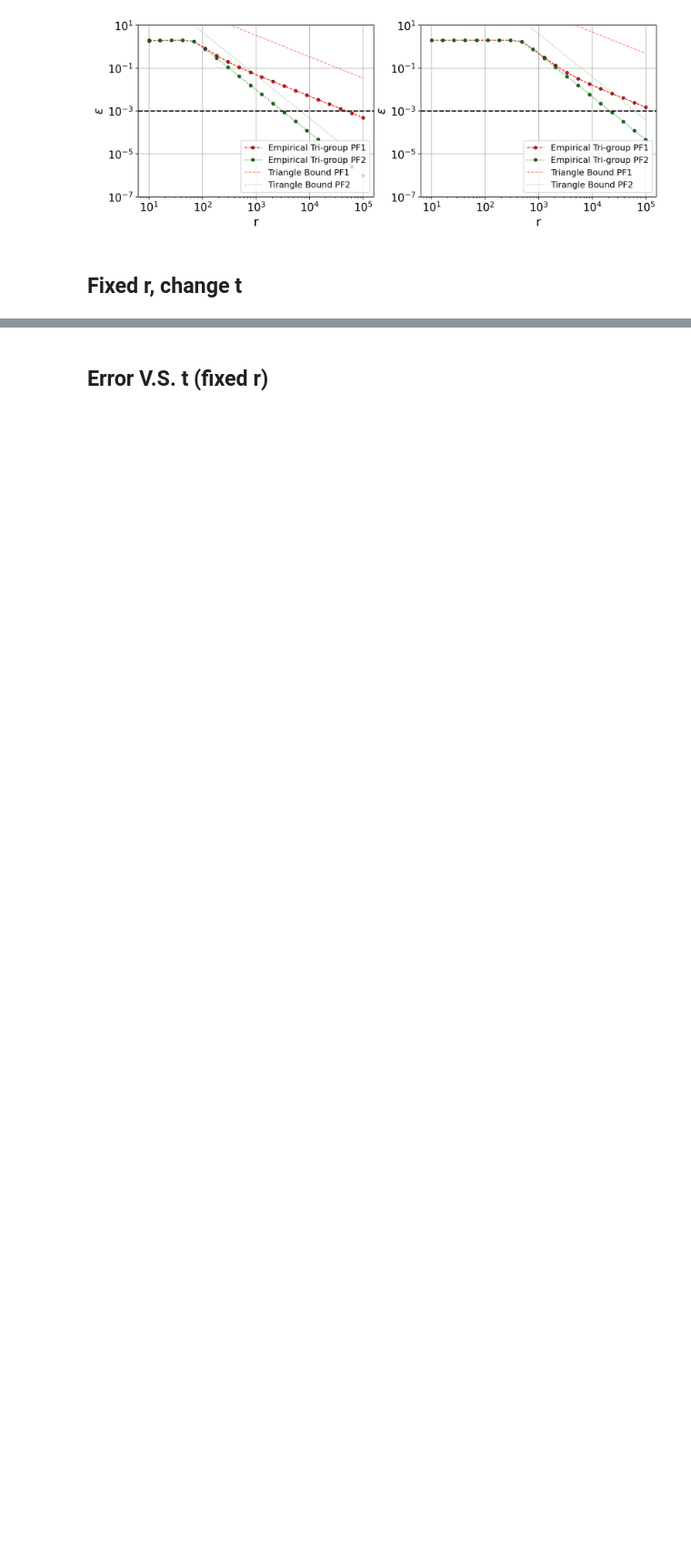
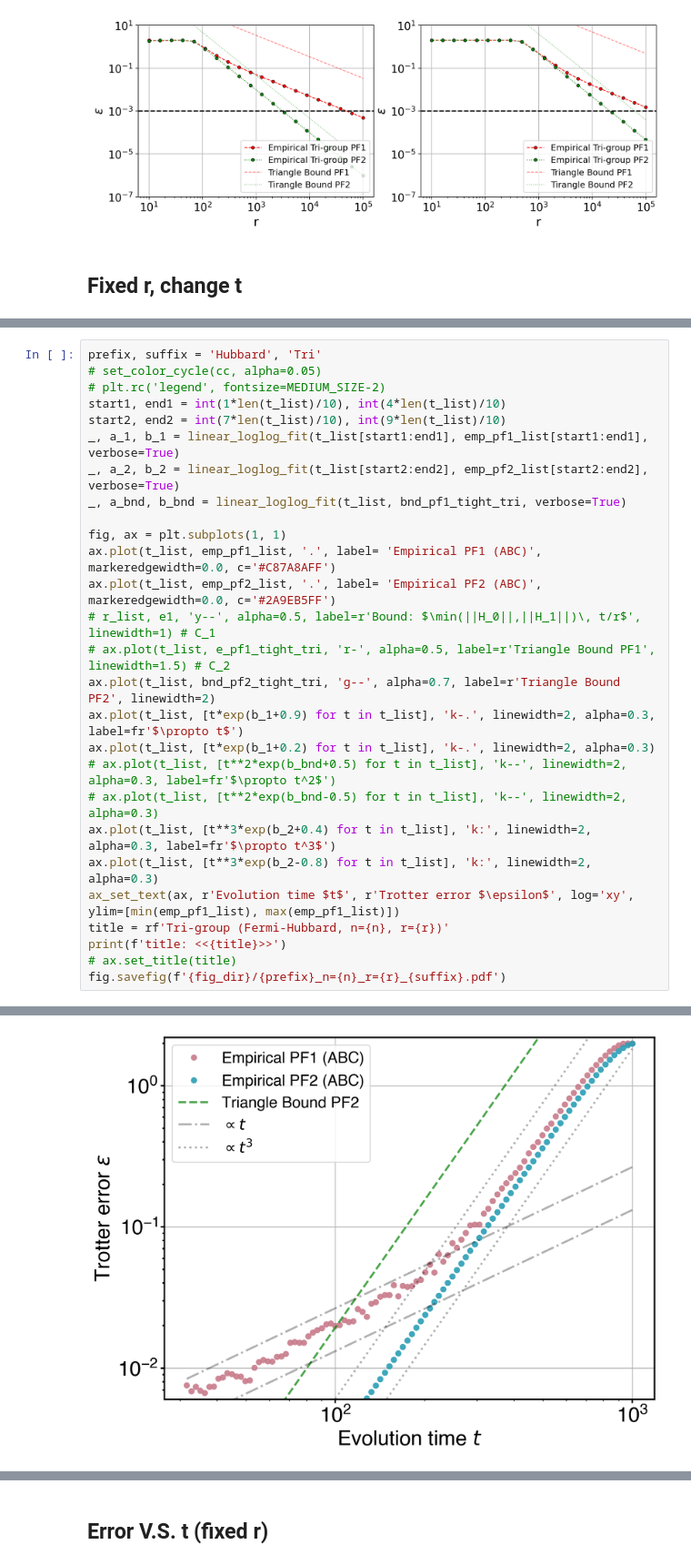
Before and after one commit to Jue-Xu/Interference-Trotter-Error, a Jupyter notebook: code/hubbard.ipynb, the cells around one changed output, grey strips where cells are left out. Shown at 91% size. Saved outputs shown, nothing was run; the diff lists cells and outputs as text; blank space fills up the shorter version.

```diff
--- a/code/hubbard.ipynb
+++ b/code/hubbard.ipynb
@@ -183,0 +243,28 @@ one_body[0]:
+# %%
+prefix, suffix = 'Hubbard', 'Tri'
+# set_color_cycle(cc, alpha=0.05)
+# plt.rc('legend', fontsize=MEDIUM_SIZE-2)
+start1, end1 = int(1*len(t_list)/10), int(4*len(t_list)/10)
+start2, end2 = int(7*len(t_list)/10), int(9*len(t_list)/10)
+_, a_1, b_1 = linear_loglog_fit(t_list[start1:end1], emp_pf1_list[start1:end1], verbose=True)
+_, a_2, b_2 = linear_loglog_fit(t_list[start2:end2], emp_pf2_list[start2:end2], verbose=True)
+_, a_bnd, b_bnd = linear_loglog_fit(t_list, bnd_pf1_tight_tri, verbose=True)
+
+fig, ax = plt.subplots(1, 1)
+ax.plot(t_list, emp_pf1_list, '.', label= 'Empirical PF1 (ABC)', markeredgewidth=0.0, c='#C87A8AFF')
+ax.plot(t_list, emp_pf2_list, '.', label= 'Empirical PF2 (ABC)', markeredgewidth=0.0, c='#2A9EB5FF')
+# r_list, e1, 'y--', alpha=0.5, label=r'Bound: $\min(||H_0||,||H_1||)\, t/r$', linewidth=1) # C_1
+# ax.plot(t_list, e_pf1_tight_tri, 'r-', alpha=0.5, label=r'Triangle Bound PF1', linewidth=1.5) # C_2
+ax.plot(t_list, bnd_pf2_tight_tri, 'g--', alpha=0.7, label=r'Triangle Bound PF2', linewidth=2)
+ax.plot(t_list, [t*exp(b_1+0.9) for t in t_list], 'k-.', linewidth=2, alpha=0.3, label=fr'$\propto t$')
+ax.plot(t_list, [t*exp(b_1+0.2) for t in t_list], 'k-.', linewidth=2, alpha=0.3)
+# ax.plot(t_list, [t**2*exp(b_bnd+0.5) for t in t_list], 'k--', linewidth=2, alpha=0.3, label=fr'$\propto t^2$')
+# ax.plot(t_list, [t**2*exp(b_bnd-0.5) for t in t_list], 'k--', linewidth=2, alpha=0.3)
+ax.plot(t_list, [t**3*exp(b_2+0.4) for t in t_list], 'k:', linewidth=2, alpha=0.3, label=fr'$\propto t^3$')
+ax.plot(t_list, [t**3*exp(b_2-0.8) for t in t_list], 'k:', linewidth=2, alpha=0.3)
+ax_set_text(ax, r'Evolution time $t$', r'Trotter error $\epsilon$', log='xy', ylim=[min(emp_pf1_list), max(emp_pf1_list)])
+title = rf'Tri-group (Fermi-Hubbard, n={n}, r={r})'
+print(f'title: <<{title}>>')
+# ax.set_title(title)
+fig.savefig(f'{fig_dir}/{prefix}_n={n}_r={r}_{suffix}.pdf')
+# %% [output]
@@ -184,3 +275,4 @@ one_body[0]:
+[figure, added]
 # %%
 ## parameters of Hubbard Hamiltonian and evolution
 n = 4
```
Also changed, not shown: parts of 6 cells of this notebook, 11 other files.
